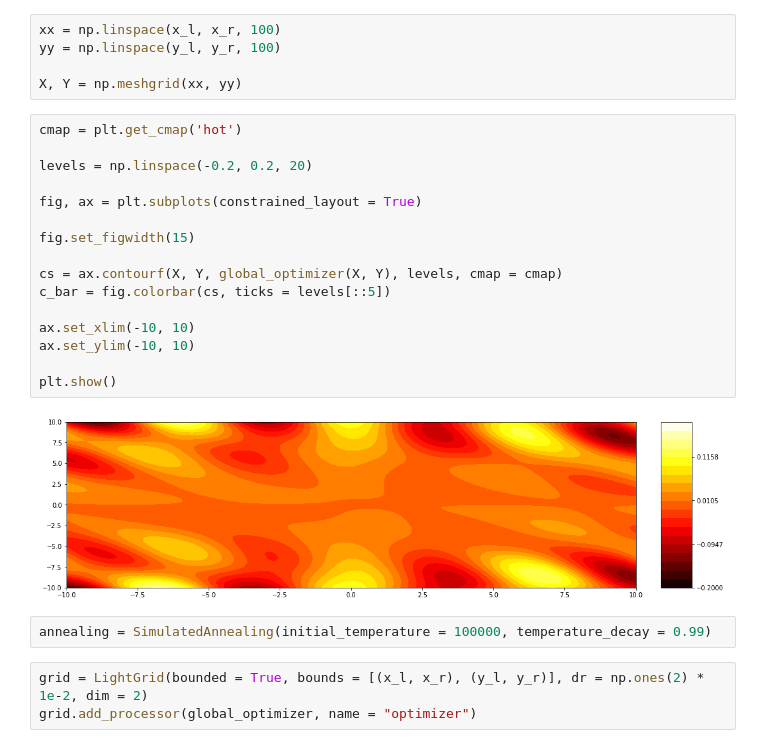
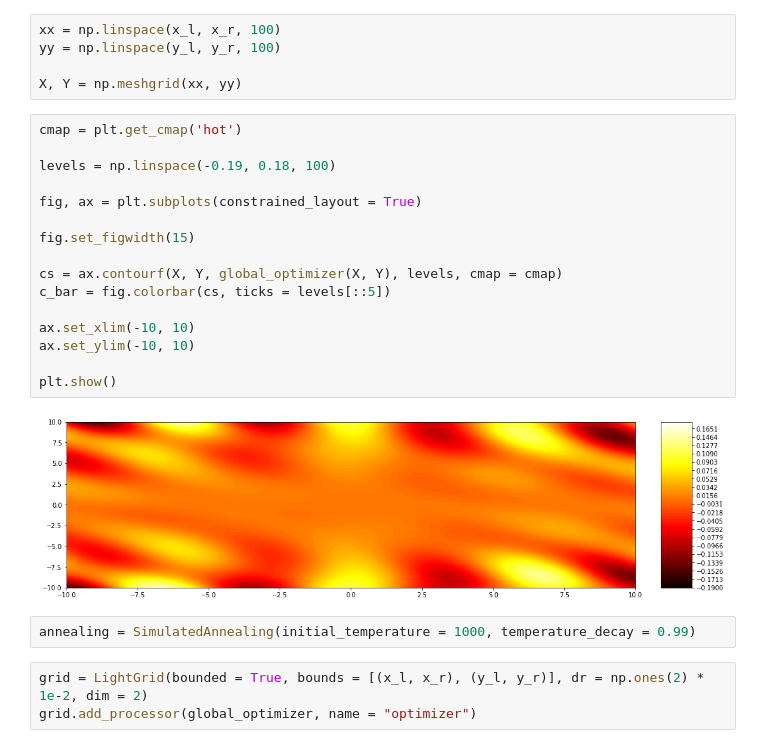
Before and after one commit to PhyProg/Random-Walk, a Jupyter notebook: model/global optimization/Simulated Annealing Demo 2.ipynb, the cells around one changed output. Drawn from its saved outputs; the diff is of its cells as text.

```diff
--- a/model/global optimization/Simulated Annealing Demo 2.ipynb
+++ b/model/global optimization/Simulated Annealing Demo 2.ipynb
@@ -25,23 +25,23 @@ X, Y = np.meshgrid(xx, yy)
 # %%
 cmap = plt.get_cmap('hot')
 
-levels = np.linspace(-0.2, 0.2, 20)
+levels = np.linspace(-0.19, 0.18, 100)
 
 fig, ax = plt.subplots(constrained_layout = True)
 
 fig.set_figwidth(15)
 
 cs = ax.contourf(X, Y, global_optimizer(X, Y), levels, cmap = cmap)
 c_bar = fig.colorbar(cs, ticks = levels[::5])
 
 ax.set_xlim(-10, 10)
 ax.set_ylim(-10, 10)
 
 plt.show()
 # %% [output]
-[figure, old version]
+[figure, new version]
 # %%
-annealing = SimulatedAnnealing(initial_temperature = 100000, temperature_decay = 0.99)
+annealing = SimulatedAnnealing(initial_temperature = 1000, temperature_decay = 0.99)
 # %%
 grid = LightGrid(bounded = True, bounds = [(x_l, x_r), (y_l, y_r)], dr = np.ones(2) * 1e-2, dim = 2)
 grid.add_processor(global_optimizer, name = "optimizer")
```
Also changed, not shown: parts of 4 cells of this notebook.
